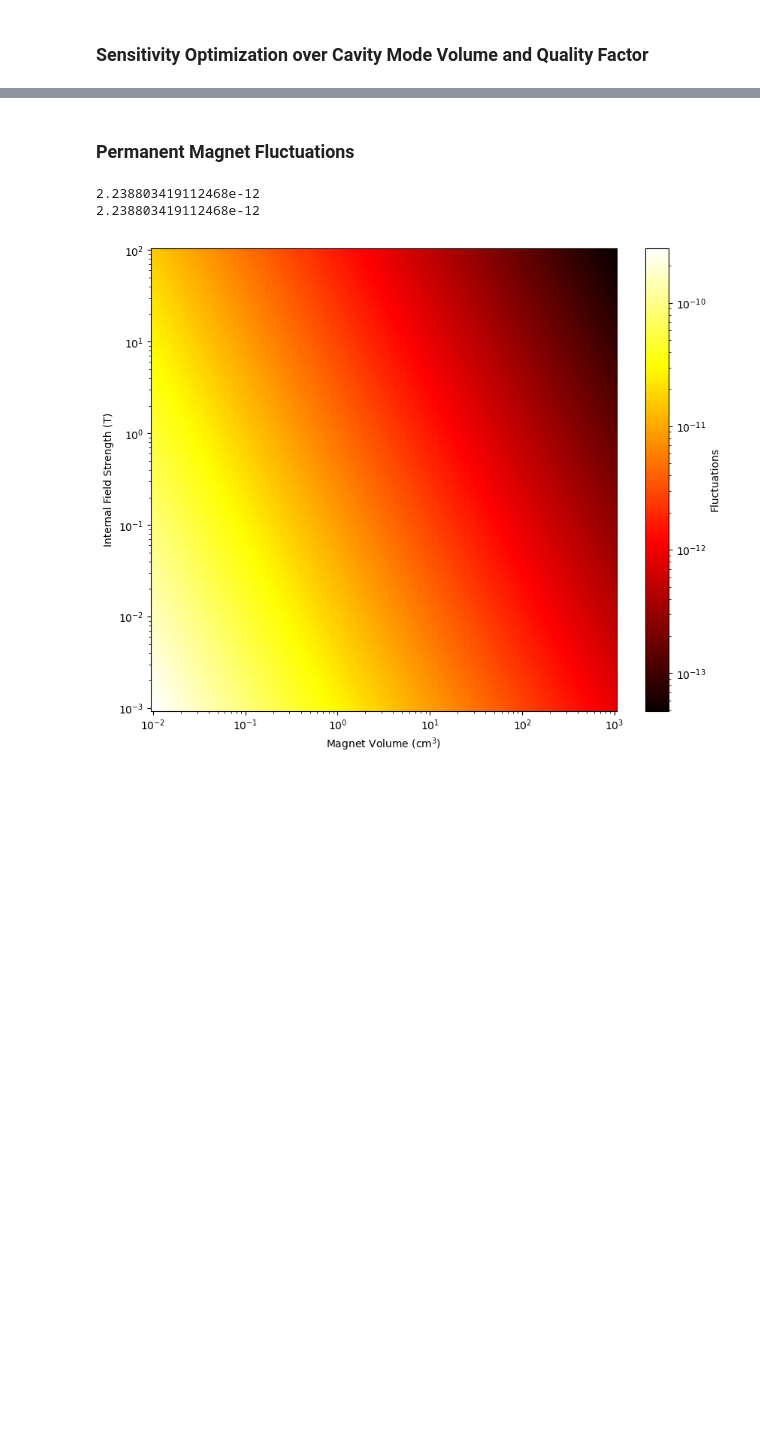
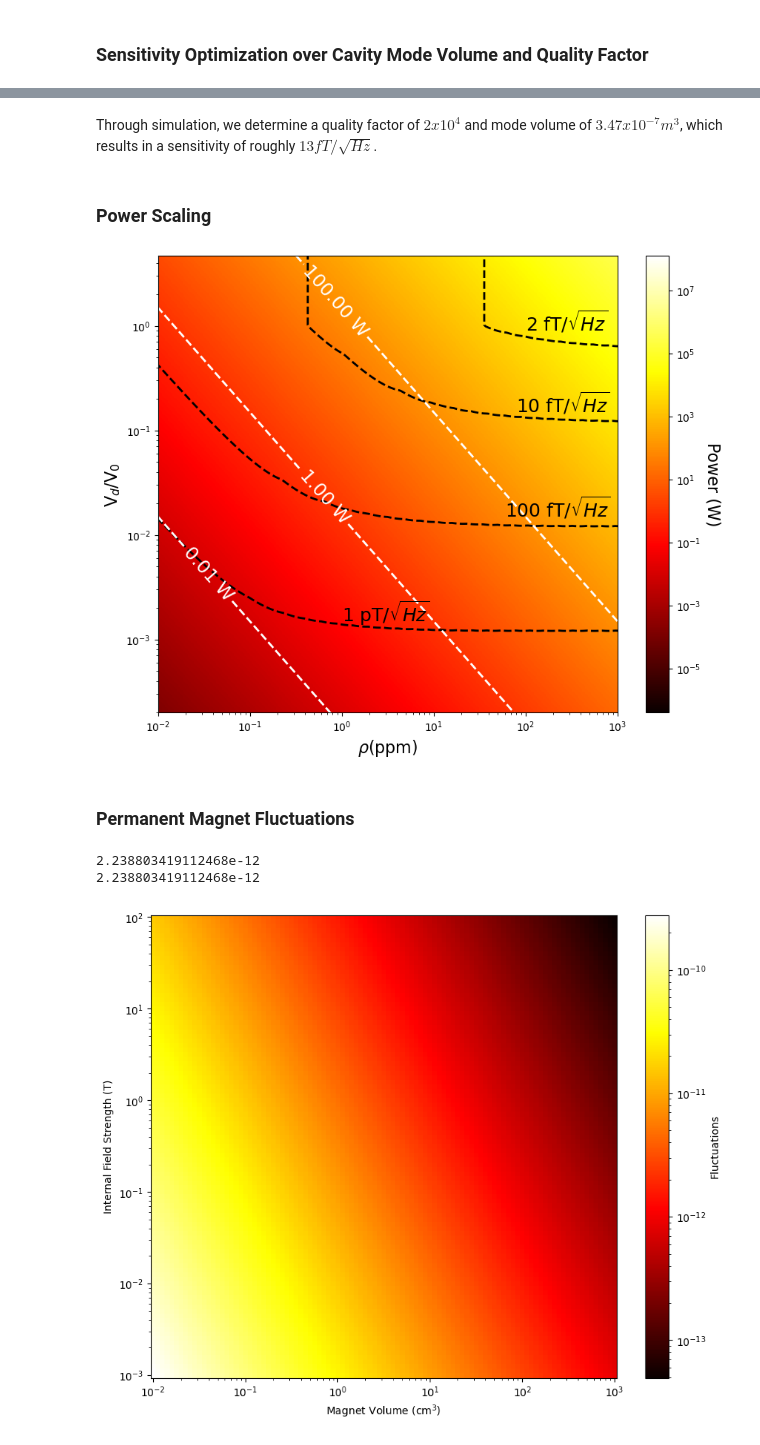
Before and after one commit to JackRich1/NV-cavity-QED, a Jupyter notebook: Cavity_QED_Sensor.ipynb, the cells around one changed output, grey strips where cells are left out. Cells and saved outputs as stored; diff of their text form; code cells hidden in the pictures; blank space fills up the shorter version.

```diff
--- a/Cavity_QED_Sensor.ipynb
+++ b/Cavity_QED_Sensor.ipynb
@@ -435,3 +468,63 @@ plt.show()
+# %% [markdown]
+Through simulation, we determine a quality factor of $2x10^{4}$ and mode volume of $3.47x10^{-7}m^{3}$, which results in a sensitivity of roughly $13fT/\sqrt{Hz}$.
+# %% [markdown]
+### Power Scaling
+# %%
+# Create the figure
+plt.figure(figsize=(10, 8))
+
+# Calculate rr2 and set the image plot
+rr2 = rho_list * 4
+rr1 = V0list / V
+
+# Create a meshgrid for rr2 and rr1
+RR2, RR1 = np.meshgrid(rr2, rr1)
+
+# Plot the data using pcolormesh
+plt.pcolormesh(RR2, RR1, powers, shading='auto', norm=LogNorm(), cmap='hot')
+
+# Set scales to log
+plt.xscale('log')
+plt.yscale('log')
+
+# Add color bar and label it
+cbar = plt.colorbar()
+cbar.set_label('Power (W)', rotation=270, labelpad=20, fontsize=16)
+
+# Set axis labels and limits
+plt.xlabel(r'$\rho$(ppm)', fontsize=16)
+plt.ylabel(r'V$_{d}$/V$_{0}$', fontsize=16)
+plt.xlim([1e-2, 1e3])
+plt.ylim([2e-4, 4.68])
+
+# # Set the line width and tick length
+# ax = plt.gca()
+# ax.spines['top'].set_linewidth(0.5)
+# ax.spines['right'].set_linewidth(0.5)
+# ax.spines['bottom'].set_linewidth(0.5)
+# ax.spines['left'].set_linewidth(0.5)
+# ax.tick_params(width=0.5, length=6)
+
+# Generate contour levels
+contour_levels = [2e-15, 1e-14, 1e-13, 1e-12]
+contour = plt.contour(RR2, RR1, sens, levels=contour_levels, colors='black', linewidths=2, linestyles='--')
+plt.clabel(contour, inline=True, fontsize=18, fmt='%.1e', colors='black')
+
+# Generate contour levels
+contour_levels = [1e-2, 1e0, 1e2]
+contour = plt.contour(RR2, RR1, powers, levels=contour_levels, colors='white', linewidths=2, linestyles='--')
+plt.clabel(contour, inline=True, fontsize=18, fmt=lambda x: f'{x:.2f} W', colors='white')
+
+plt.text(1, 0.0015, r'1 pT/$\sqrt{Hz}$', fontsize=18, color='black')
+plt.text(60, 0.015, r'100 fT/$\sqrt{Hz}$', fontsize=18, color='black')
+plt.text(80, 0.15, r'10 fT/$\sqrt{Hz}$', fontsize=18, color='black')
+plt.text(100, 0.9, r'2 fT/$\sqrt{Hz}$', fontsize=18, color='black')
+
+
+# Show the plot
+plt.show()
+# %% [output]
+[figure, added]
 # %% [markdown]
 ### Permanent Magnet Fluctuations
 # %%
```
Also changed, not shown: parts of 5 cells of this notebook.
